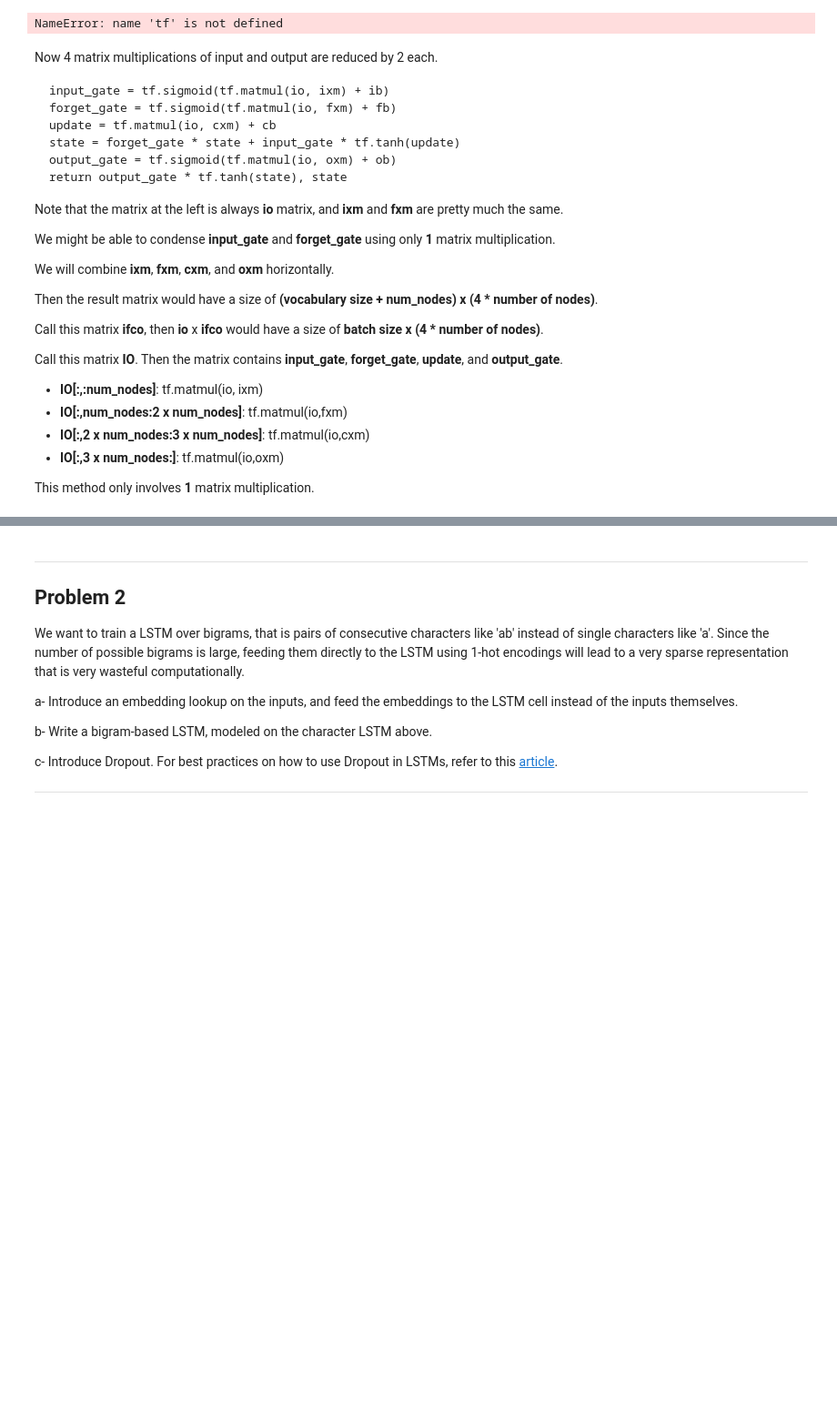
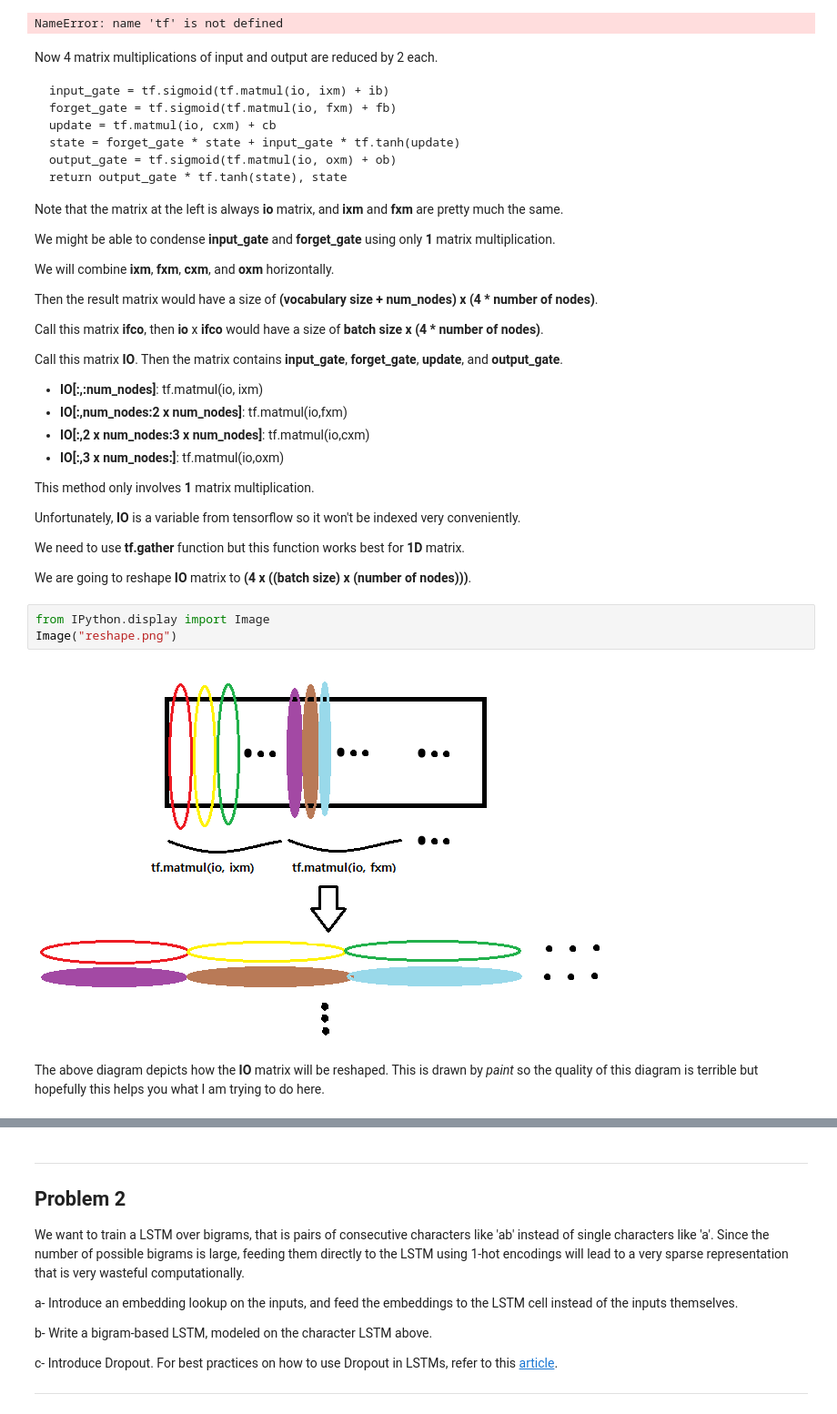
Before and after one commit to wonjunee/deep-learning-assignments, a Jupyter notebook: 6_lesson/6_lstm.ipynb, the cells around one changed output, grey strips where cells are left out. Shown at 91% size. Drawn from its saved outputs; the diff is of its cells as text; blank space fills up the shorter version.

```diff
--- a/6_lesson/6_lstm.ipynb
+++ b/6_lesson/6_lstm.ipynb
@@ -502,6 +502,19 @@ Call this matrix **IO**. Then the matrix contains **input_gate**, **forget_gate*
 - **IO[:,3 x num_nodes:]**: tf.matmul(io,oxm)
 
 This method only involves **1** matrix multiplication.
+
+Unfortunately, **IO** is a variable from tensorflow so it won't be indexed very conveniently.
+
+We need to use **tf.gather** function but this function works best for **1D** matrix.
+
+We are going to reshape **IO** matrix to **(4 x ((batch size) x (number of nodes)))**.
+# %%
+from IPython.display import Image
+Image("reshape.png")
+# %% [output]
+[figure, added]
+# %% [markdown]
+The above diagram depicts how the **IO** matrix will be reshaped. This is drawn by *paint* so the quality of this diagram is terrible but hopefully this helps you what I am trying to do here.
 # %%
 num_nodes = 64
 
```
Also changed, not shown: parts of 1 cell of this notebook, 1 other file.
